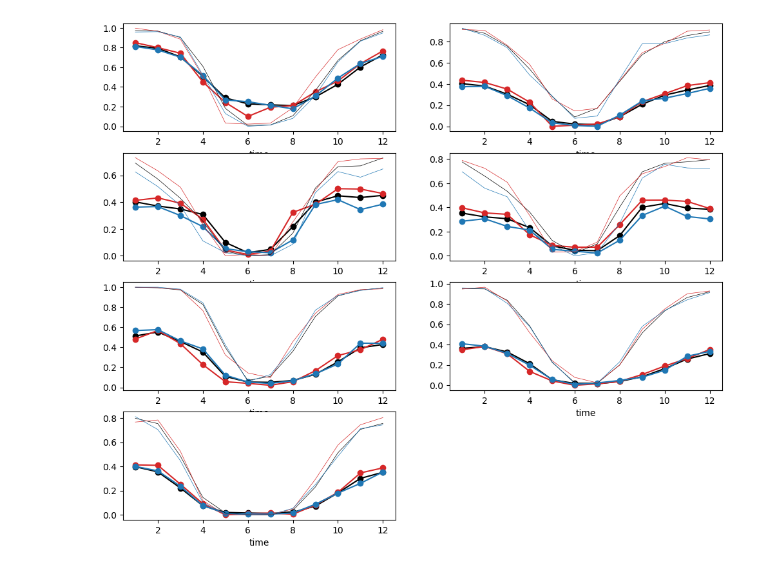
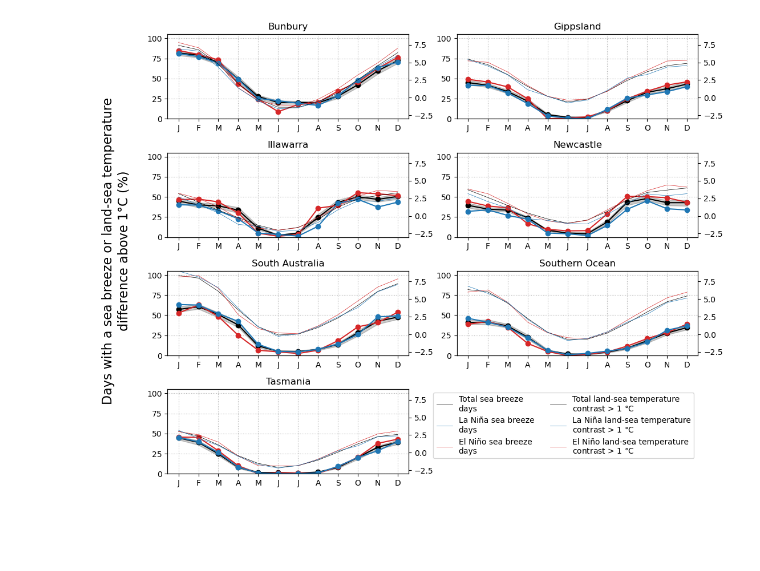
Before and after one commit to andrewbrown31/sea_breeze_analysis, a Jupyter notebook: analysis_notebooks/sb_days_stats_rez.ipynb, the cells around one changed output. Saved outputs shown, nothing was run; the diff lists cells and outputs as text; code cells hidden in the pictures; blank space fills up the shorter version.

```diff
--- a/analysis_notebooks/sb_days_stats_rez.ipynb
+++ b/analysis_notebooks/sb_days_stats_rez.ipynb
@@ -7,7 +10,7 @@ def read_csv(path):
 
     df = pd.read_csv(path)
     df["time"] = pd.to_datetime(df["time"])
-    return df.set_index("time")
+    return df.set_index("time").loc[slice("1979-01-01","2024-12-31 23:00")]
 
 bunbury = read_csv("/g/data/ng72/ab4502/sea_breeze_detection/barra_c_smooth_s2/sb_days/bunbury.csv")
 gipps = read_csv("/g/data/ng72/ab4502/sea_breeze_detection/barra_c_smooth_s2/sb_days/gipps.csv")
@@ -19,9 +65,8 @@ tas = read_csv("/g/data/ng72/ab4502/sea_breeze_detection/barra_c_smooth_s2/sb_da
 # %%
 def plot(ax,df,title):
 
-    (df[df["sb"]==1].index.month.value_counts().sort_index() / \
-         df.index.month.value_counts().sort_index()).plot(marker="o")
-    ax.set_ylim([0,0.9])
+    (df["sb"].groupby(df.index.month).mean()*100).plot(ax=ax,marker="o")
+    ax.set_ylim([0,105])
     ax.set_title(title)
     ax.grid(ls=":")
     ax.set_xlabel("")
@@ -475,61 +661,90 @@ plot(plt.axes(),illawara,land_sea_diff_illawara,"Illawarra");
 # %%
-def plot_enso_land_sea_diff(df, nino_months, nina_months, ax):
+def plot_enso_land_sea_diff(df, nino_months, nina_months, ax, title):
+
+    ax2=ax.twinx()
+    ax2.set_ylim([-3,9])
+    ax.set_title(title)
 
     df_months = pd.to_datetime([t.replace(day=1) for t in pd.to_datetime(df.index)])
 
     df_nino = df[np.in1d(df_months,nino_months)]
     df_nina = df[np.in1d(df_months,nina_months)]
 
-    #df.groupby(df.index.month).mean().plot(color="k",marker="o",ax=ax)
-    #df_nino.groupby(df_nino.index.month).mean().plot(color="tab:red",marker="o",ax=ax)
-    #df_nina.groupby(df_nina.index.month).mean().plot(color="tab:blue",marker="o",ax=ax)
+    l1=df.groupby(pd.to_datetime(df.index).month).mean().plot(color="k",lw=0.5,legend=False,ax=ax2)
+    l2=df_nino.groupby(pd.to_datetime(df_nino.index).month).mean().plot(color="tab:red",lw=0.5,legend=False,ax=ax2)
+    l3=df_nina.groupby(pd.to_datetime(df_nina.index).month).mean().plot(color="tab:blue",lw=0.5,legend=False,ax=ax2)
 
-    (df > 1).groupby(pd.to_datetime(df.index).month).mean().plot(color="k",marker="none",ax=ax,lw=0.5,legend=False)
-    (df_nino > 1).groupby(pd.to_datetime(df_nino.index).month).mean().plot(color="tab:red",marker="none",ax=ax,lw=0.5,legend=False)
-    (df_nina > 1).groupby(pd.to_datetime(df_nina.index).month).mean().plot(color="tab:blue",marker="none",ax=ax,lw=0.5,legend=False)
+    # l1=((df > 1).groupby(pd.to_datetime(df.index).month).mean()*100).plot(color="k",marker="none",ax=ax,lw=0.5,legend=False)
+    # l2=((df_nino > 1).groupby(pd.to_datetime(df_nino.index).month).mean()*100).plot(color="tab:red",marker="none",ax=ax,lw=0.5,legend=False)
+    # l3=((df_nina > 1).groupby(pd.to_datetime(df_nina.index).month).mean()*100).plot(color="tab:blue",marker="none",ax=ax,lw=0.5,legend=False)
 
 
+
+    return l1,l2,l3
 
 def plot_enso_diff(df, nino_months, nina_months, ax):
 
     df_months = pd.to_datetime([t.replace(day=1) for t in pd.to_datetime(df.index)])
 
     df_nino = df[np.in1d(df_months,nino_months)]
     df_nina = df[np.in1d(df_months,nina_months)]
 
-    df.groupby(df.index.month).mean().plot(color="k",marker="o",ax=ax,legend=False)
-    df_nino.groupby(df_nino.index.month).mean().plot(color="tab:red",marker="o",ax=ax,legend=False)
-    df_nina.groupby(df_nina.index.month).mean().plot(color="tab:blue",marker="o",ax=ax,legend=False)
+    l4=(df.groupby(df.index.month).mean()*100).plot(color="k",marker="o",ax=ax,legend=False)
+    l5=(df_nino.groupby(df_nino.index.month).mean()*100).plot(color="tab:red",marker="o",ax=ax,legend=False)
+    l6=(df_nina.groupby(df_nina.index.month).mean()*100).plot(color="tab:blue",marker="o",ax=ax,legend=False)
+
+    quantiles = bootstrap(df,100)
+    ax.fill_between(np.arange(1,13),quantiles.loc[:,0.05],quantiles.loc[:,0.95],color="k",alpha=0.2)
+
+    ax.set_ylim([0,105])
+    ax.grid(ls=":")
+    ax.set_xlabel("")
+    ax.set_xticks(np.arange(1,13),["J","F","M","A","M","J","J","A","S","O","N","D"])
+
+    return l4,l5,l6
 
 fig=plt.figure(figsize=[12,10])
 
 ax=plt.subplot(4,2,1)
 plot_enso_diff(bunbury, nino_months, nina_months, ax)
-plot_enso_land_sea_diff(land_sea_diff_bunbury, nino_months, nina_months, ax)
+plot_enso_land_sea_diff(land_sea_diff_bunbury, nino_months, nina_months, ax, "Bunbury")
 
 ax=plt.subplot(4,2,2)
 plot_enso_diff(gipps, nino_months, nina_months, ax)
-plot_enso_land_sea_diff(land_sea_diff_gipps, nino_months, nina_months, ax)
+plot_enso_land_sea_diff(land_sea_diff_gipps, nino_months, nina_months, ax, "Gippsland")
 
 ax=plt.subplot(4,2,3)
 plot_enso_diff(illawara, nino_months, nina_months, ax)
-plot_enso_land_sea_diff(land_sea_diff_illawara, nino_months, nina_months, ax)
+plot_enso_land_sea_diff(land_sea_diff_illawara, nino_months, nina_months, ax, "Illawarra")
 
 ax=plt.subplot(4,2,4)
 plot_enso_diff(newcastle, nino_months, nina_months, ax)
-plot_enso_land_sea_diff(land_sea_diff_newcastle, nino_months, nina_months, ax)
+plot_enso_land_sea_diff(land_sea_diff_newcastle, nino_months, nina_months, ax, "Newcastle")
 
 ax=plt.subplot(4,2,5)
 plot_enso_diff(sa, nino_months, nina_months, ax)
-plot_enso_land_sea_diff(land_sea_diff_sa, nino_months, nina_months, ax)
+plot_enso_land_sea_diff(land_sea_diff_sa, nino_months, nina_months, ax, "South Australia")
 
 ax=plt.subplot(4,2,6)
 plot_enso_diff(southern, nino_months, nina_months, ax)
-plot_enso_land_sea_diff(land_sea_diff_southern, nino_months, nina_months, ax)
+plot_enso_land_sea_diff(land_sea_diff_southern, nino_months, nina_months, ax, "Southern Ocean")
 
 ax=plt.subplot(4,2,7)
 plot_enso_diff(tas, nino_months, nina_months, ax)
-plot_enso_land_sea_diff(land_sea_diff_tas, nino_months, nina_months, ax)
+l1,l2,l3=plot_enso_land_sea_diff(land_sea_diff_tas, nino_months, nina_months, ax, "Tasmania")
+
+fig.legend([l1.lines[0],l1.lines[2] ,l1.lines[1],l2.lines[0],l2.lines[2],l2.lines[1]],
+           ["Total sea breeze\ndays","La Niña sea breeze\ndays","El Niño sea breeze\ndays",
+            "Total land-sea temperature\ncontrast > 1 $\degree$C",
+            "La Niña land-sea temperature\ncontrast > 1 $\degree$C",
+            "El Niño land-sea temperature\ncontrast > 1 $\degree$C"],
+           loc="lower right", bbox_to_anchor=[0.90,0.13],ncols=2)
+
+fig.text(0.05,0.5,"Days with a sea breeze or land-sea temperature\ndifference above 1$\degree$C (%)",rotation=90,size=16,va="center",ha="center")
+
+plt.subplots_adjust(hspace=0.4)
+
+plt.savefig("/g/data/ng72/ab4502/figs/wind_energy_paper/sb_days_enso.jpeg",bbox_inches="tight",dpi=300)
 # %% [output]
-[figure, old version]
+[figure, new version]
 # %%
```
Also changed, not shown: parts of 34 cells of this notebook, 31 other files.
